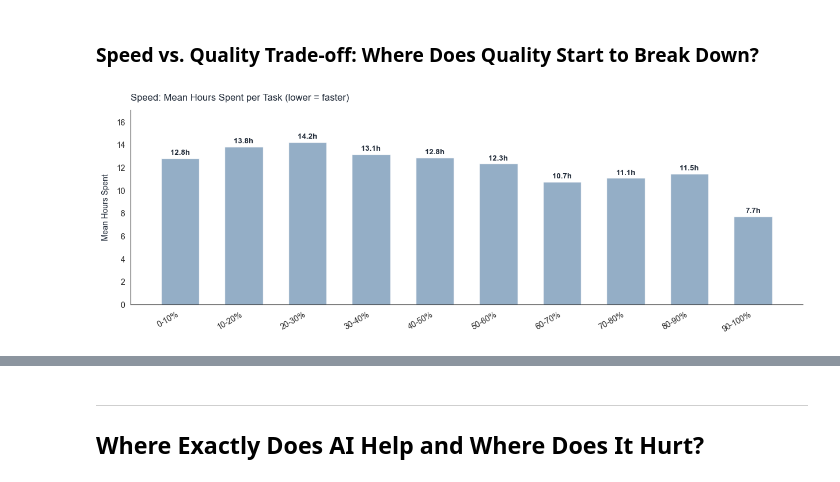
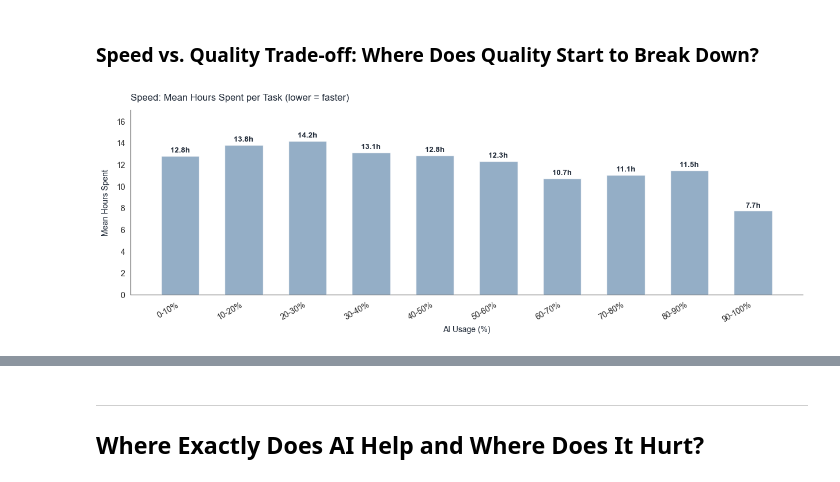
Before and after one commit to tabbba/Machine-Learning-810161, a Jupyter notebook: eda.ipynb, the cells around one changed output, grey strips where cells are left out. Saved outputs shown, nothing was run; the diff lists cells and outputs as text; code cells hidden in the pictures.

```diff
--- a/eda.ipynb
+++ b/eda.ipynb
@@ -1068,31 +1106,32 @@ grp_q = (df_m.groupby('ai_bin', observed=True)
               score_std    =('outcome_score', 'std'),
               score_p10    =('outcome_score', lambda x: np.percentile(x, 10)),
               loss_rate    =('is_loss',        'mean'),
               rework_ratio =('rework_ratio',   'mean'),
               n            =('profit',         'count'))
          .reset_index())
 
 x = np.arange(len(grp_q))
 
 fig, ax1 = plt.subplots(figsize=(13, 5), facecolor='white')
 
 ax1.bar(x, grp_q['hours_mean'], color=C2, alpha=0.85, zorder=3, width=0.6)
 
 for i, v in enumerate(grp_q['hours_mean']):
     ax1.text(i, v + 0.18, f'{v:.1f}h', ha='center', va='bottom',
              fontsize=9.5, color=CDARK, fontweight='bold')
 
+ax1.set_xlabel('AI Usage (%)', color=CDARK, labelpad=2)
 ax1.set_xticks(x)
 ax1.set_xticklabels(grp_q['ai_bin'], rotation=30, ha='right')
 ax1.set_ylabel('Mean Hours Spent', color=CDARK, labelpad=8)
 ax1.set_title('Speed: Mean Hours Spent per Task (lower = faster)',
               fontsize=12, color=CDARK, pad=12, loc='left')
 ax1.set_ylim(0, grp_q['hours_mean'].max() * 1.20)
 ax1.tick_params(axis='x', length=4, color=CGREY)
 ax1.tick_params(axis='y', length=3, color=CGREY)
 
 plt.tight_layout(pad=3.0)
 plt.savefig('images/14_speed_hours.png', bbox_inches='tight', dpi=150)
 plt.show()
 # %% [output]
-[figure, old version]
+[figure, new version]
```
Also changed, not shown: parts of 40 cells of this notebook, 15 other files.
